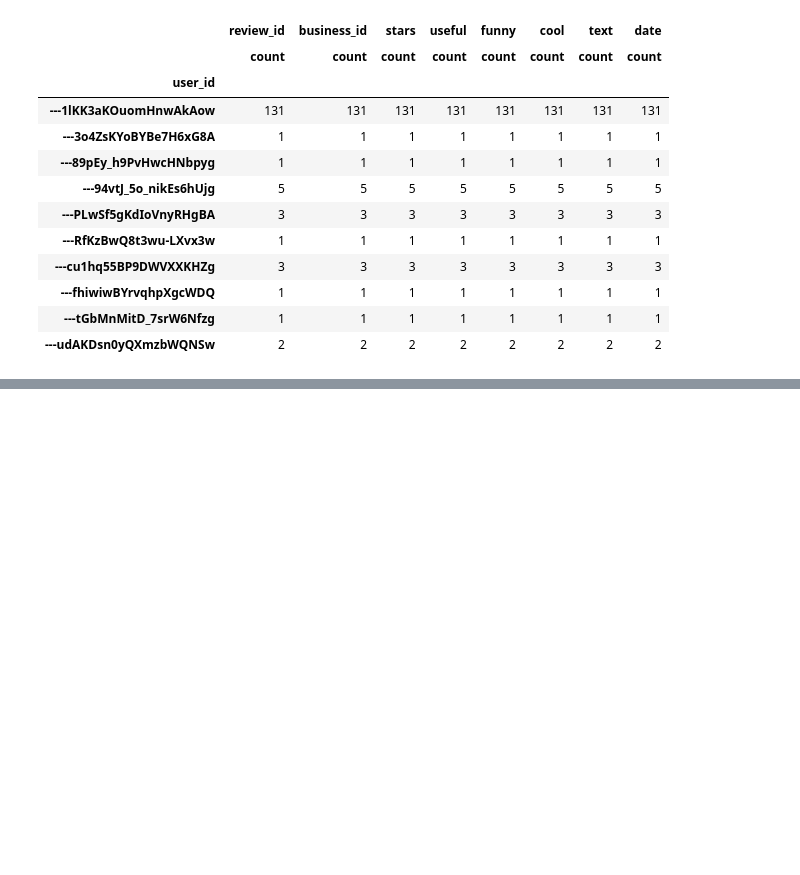
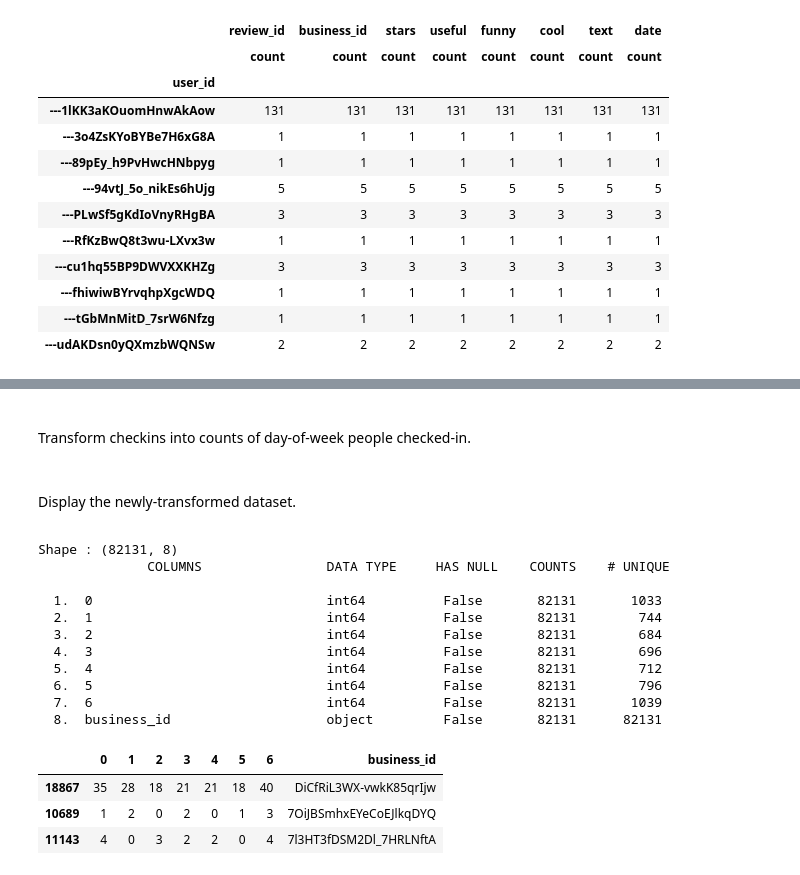
Before and after one commit to praisedev/sentiment-analysis-1, a Jupyter notebook: Data Analysis.ipynb, the cells around one changed output, grey strips where cells are left out. Cells and saved outputs as stored; diff of their text form; code cells hidden in the pictures; blank space fills up the shorter version.

```diff
--- a/Data Analysis.ipynb
+++ b/Data Analysis.ipynb
@@ -193,0 +365,7 @@ business_df.query('business_id == "XjP43Fso4cL9pFrYl738sg"')
+# %%
+
+# Filter checkins from selected businesses only
+
+eat_drink_checkin_df = checkin_df.query('business_id in @eat_drink_business_df.business_id')
+df_info(eat_drink_checkin_df)
+eat_drink_checkin_df.head(1)
@@ -193,0 +380,54 @@ business_df.query('business_id == "XjP43Fso4cL9pFrYl738sg"')
+# %% [markdown]
+<br>
+
+Transform checkins into counts of day-of-week people checked-in.
+# %%
+
+temp = []
+for idx, row in eat_drink_checkin_df.iterrows():
+
+    # split the dates from a str object
+    checkins = row['date'].split()
+
+    dow = {'0':0, '1':0, '2':0, '3':0, '4':0, '5':0, '6':0}
+
+    for a_checkin in checkins:
+
+        # skip time component of the checkin
+        if '-' not in a_checkin:
+            continue
+
+        day = datetime.datetime(int(a_checkin.split('-')[0]),
+                                int(a_checkin.split('-')[1]),
+                                int(a_checkin.split('-')[2])).strftime('%w')
+        dow[str(day)] = dow[str(day)] + 1
+
+    dow['business_id'] = row['business_id']
+    temp.append(dow)
+# %% [markdown]
+<br>
+
+Display the newly-transformed dataset.
+
+<p>
+# %%
+
+eat_drink_checkin_df = pd.DataFrame(temp)
+df_info(eat_drink_checkin_df)
+eat_drink_checkin_df.sample(3)
+# %% [output]
+Shape : (82131, 8)
+              COLUMNS                DATA TYPE     HAS NULL    COUNTS    # UNIQUE
+
+  1.  0                              int64          False       82131       1033
+  2.  1                              int64          False       82131        744
+  3.  2                              int64          False       82131        684
+  4.  3                              int64          False       82131        696
+  5.  4                              int64          False       82131        712
+  6.  5                              int64          False       82131        796
+  7.  6                              int64          False       82131       1039
+  8.  business_id                    object         False       82131      82131
+|  | 0 | 1 | 2 | 3 | 4 | 5 | 6 | business_id |
+| 18867 | 35 | 28 | 18 | 21 | 21 | 18 | 40 | DiCfRiL3WX-vwkK85qrIjw |
+| 10689 | 1 | 2 | 0 | 2 | 0 | 1 | 3 | 7OiJBSmhxEYeCoEJlkqDYQ |
+| 11143 | 4 | 0 | 3 | 2 | 2 | 0 | 4 | 7l3HT3fDSM2Dl_7HRLNftA |
```
Also changed, not shown: parts of 27 cells of this notebook.
